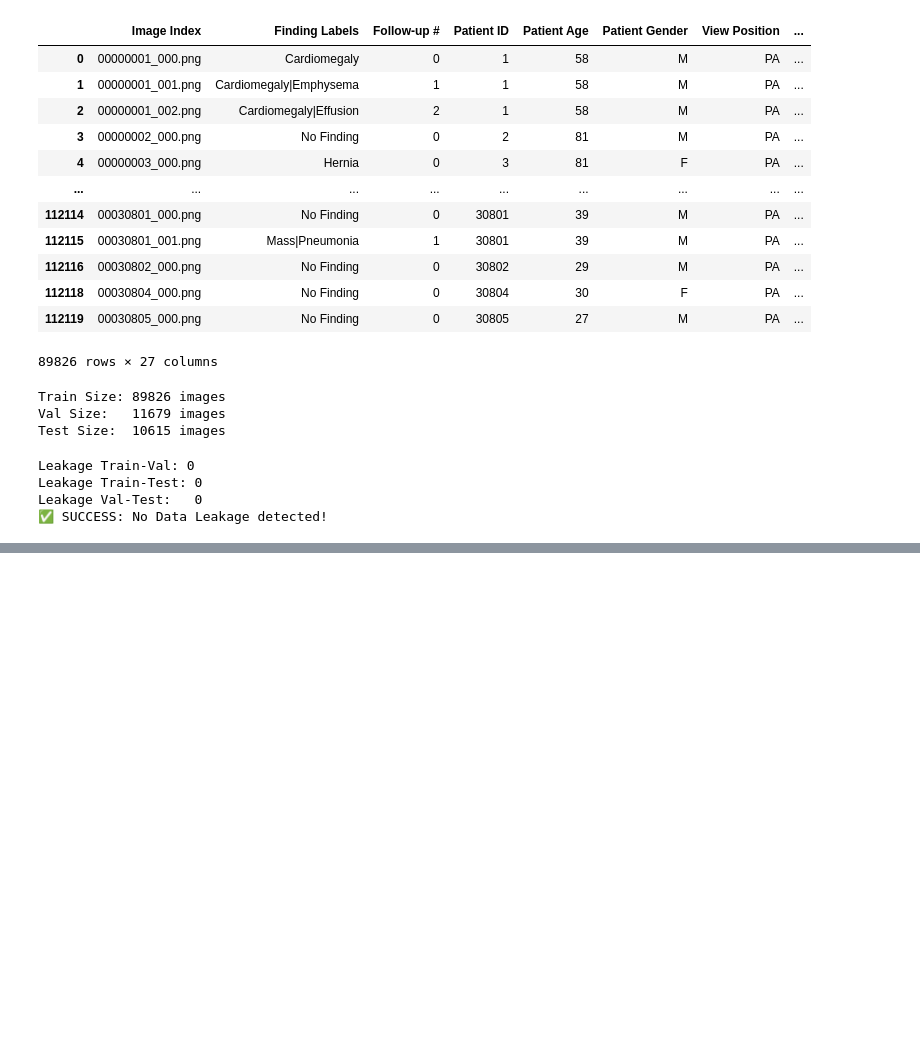
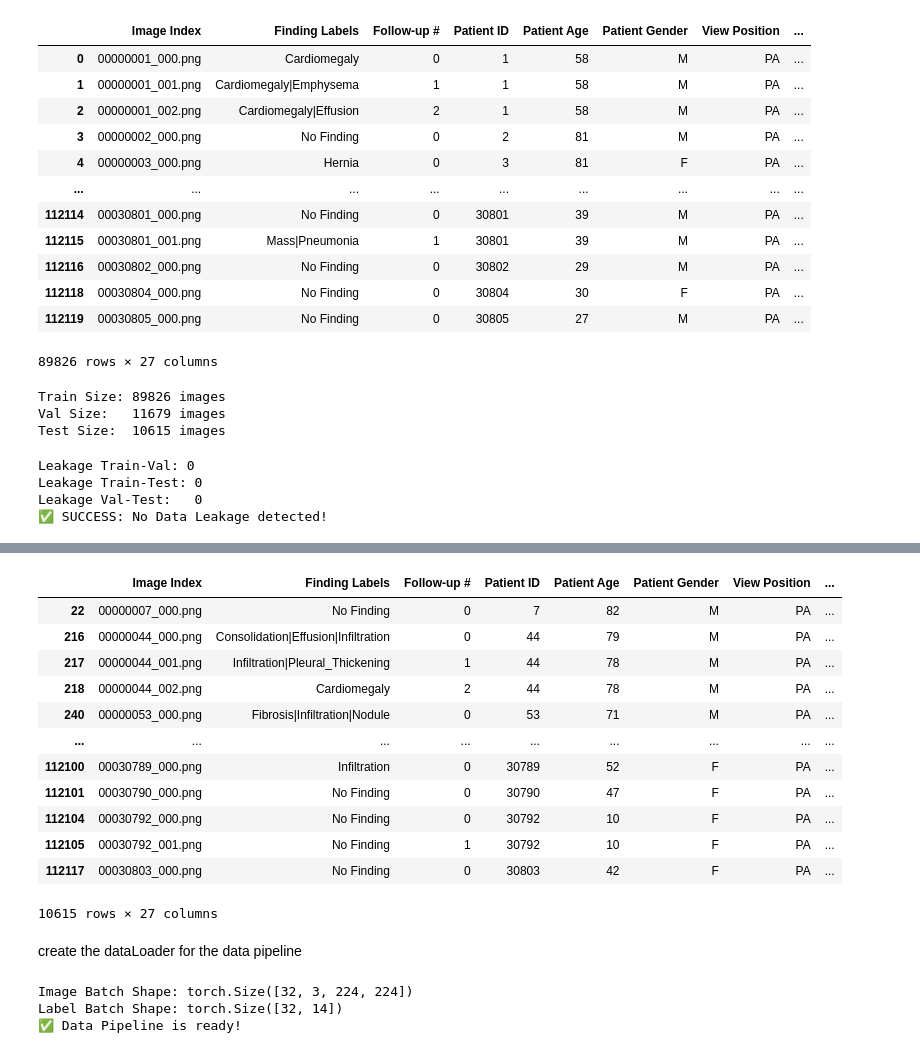
Before and after one commit to Harsh-Prajapati54/ML-Projects, a Jupyter notebook: med-x.ipynb, the cells around one changed output, grey strips where cells are left out. Cells and saved outputs as stored; diff of their text form; code cells hidden in the pictures; blank space fills up the shorter version.

```diff
--- a/med-x.ipynb
+++ b/med-x.ipynb
@@ -308,0 +325,16 @@ Leakage Val-Test:   0
+# %%
+test_df
+# %% [output]
+|  | Image Index | Finding Labels | Follow-up # | Patient ID | Patient Age | Patient Gender | View Position | ... |
+| 22 | 00000007_000.png | No Finding | 0 | 7 | 82 | M | PA | ... |
+| 216 | 00000044_000.png | Consolidation|Effusion|Infiltration | 0 | 44 | 79 | M | PA | ... |
+| 217 | 00000044_001.png | Infiltration|Pleural_Thickening | 1 | 44 | 78 | M | PA | ... |
+| 218 | 00000044_002.png | Cardiomegaly | 2 | 44 | 78 | M | PA | ... |
+| 240 | 00000053_000.png | Fibrosis|Infiltration|Nodule | 0 | 53 | 71 | M | PA | ... |
+| ... | ... | ... | ... | ... | ... | ... | ... | ... |
+| 112100 | 00030789_000.png | Infiltration | 0 | 30789 | 52 | F | PA | ... |
+| 112101 | 00030790_000.png | No Finding | 0 | 30790 | 47 | F | PA | ... |
+| 112104 | 00030792_000.png | No Finding | 0 | 30792 | 10 | F | PA | ... |
+| 112105 | 00030792_001.png | No Finding | 1 | 30792 | 10 | F | PA | ... |
+| 112117 | 00030803_000.png | No Finding | 0 | 30803 | 42 | F | PA | ... |
+10615 rows × 27 columns
@@ -308,0 +396,2 @@ Leakage Val-Test:   0
+# %% [markdown]
+create the dataLoader for the data pipeline
@@ -308,0 +409,15 @@ Leakage Val-Test:   0
+# %%
+# Grab one batch
+images, labels = next(iter(train_loader))
+
+print(f"Image Batch Shape: {images.shape}")
+# Should be [32, 3, 224, 224] -> 32 images, 3 channels (RGB), 224x224 pixels
+
+print(f"Label Batch Shape: {labels.shape}")
+# Should be [32, 14] -> 32 images, 14 disease labels each
+
+print("✅ Data Pipeline is ready!")
+# %% [output]
+Image Batch Shape: torch.Size([32, 3, 224, 224])
+Label Batch Shape: torch.Size([32, 14])
+✅ Data Pipeline is ready!
```
Also changed, not shown: parts of 17 cells of this notebook.
